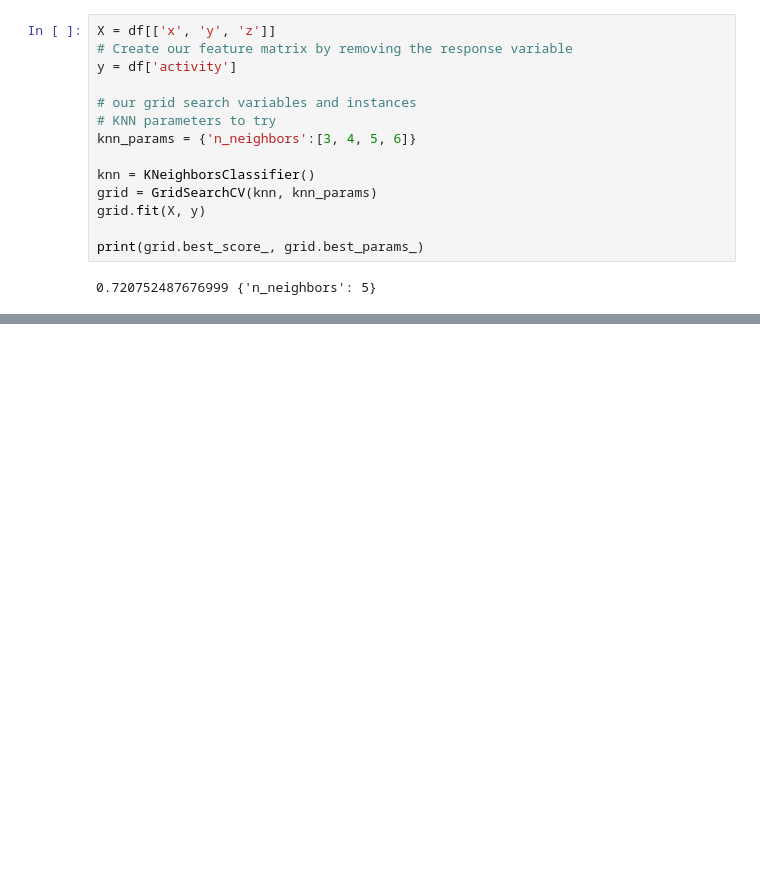
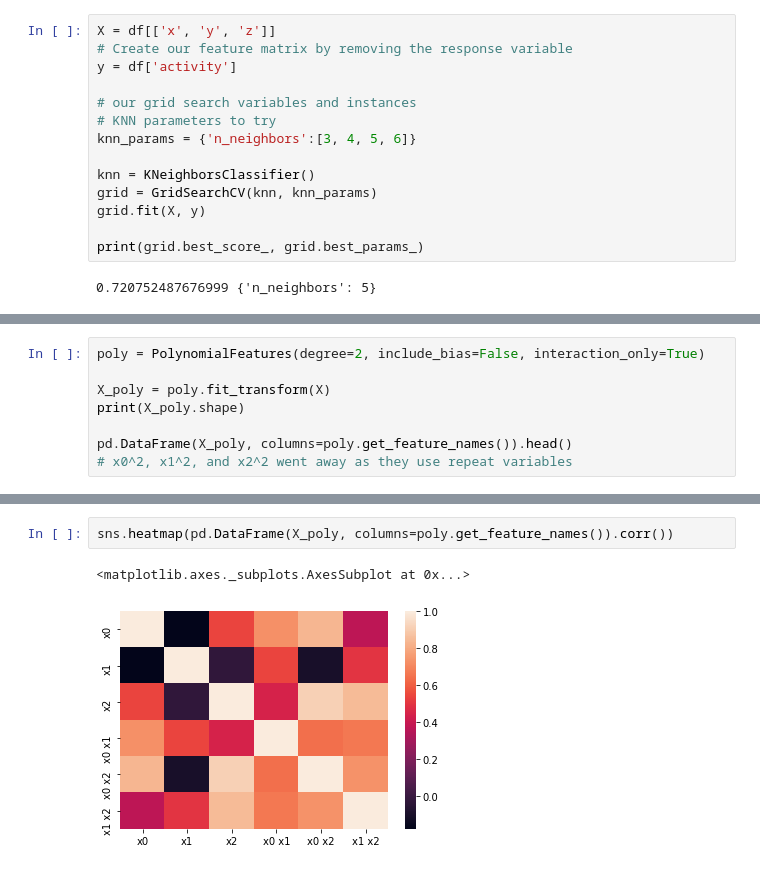
Before and after one commit to yungshun317/feature-construction, a Jupyter notebook: activity_recognition_from_single_chest_mounted_accelerometer.ipynb, the cells around one changed output, grey strips where cells are left out. Drawn from its saved outputs; the diff is of its cells as text; blank space fills up the shorter version.

```diff
--- a/activity_recognition_from_single_chest_mounted_accelerometer.ipynb
+++ b/activity_recognition_from_single_chest_mounted_accelerometer.ipynb
@@ -409,0 +461,8 @@ print(grid.best_score_, grid.best_params_)
+# %%
+poly = PolynomialFeatures(degree=2, include_bias=False, interaction_only=True)
+
+X_poly = poly.fit_transform(X)
+print(X_poly.shape)
+
+pd.DataFrame(X_poly, columns=poly.get_feature_names()).head()
+# x0^2, x1^2, and x2^2 went away as they use repeat variables
@@ -409,0 +477,5 @@ print(grid.best_score_, grid.best_params_)
+# %%
+sns.heatmap(pd.DataFrame(X_poly, columns=poly.get_feature_names()).corr())
+# %% [output]
+<matplotlib.axes._subplots.AxesSubplot at 0x...>
+[figure, added]
```
Also changed, not shown: parts of 14 cells of this notebook.
